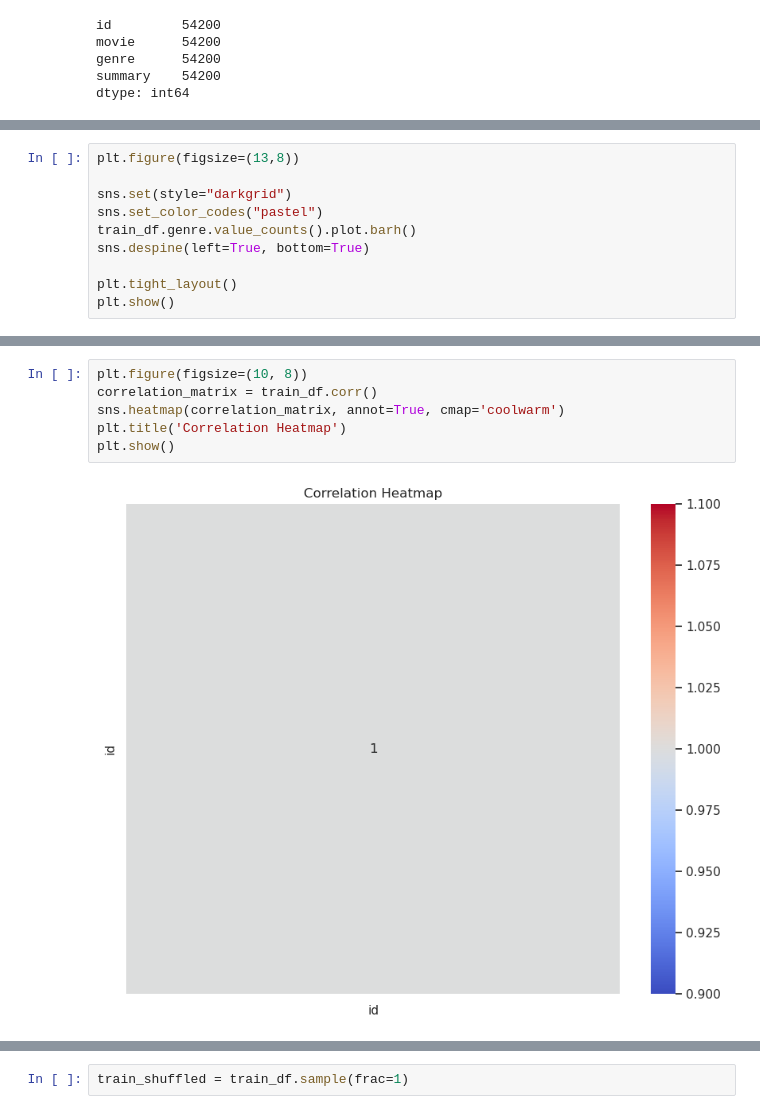
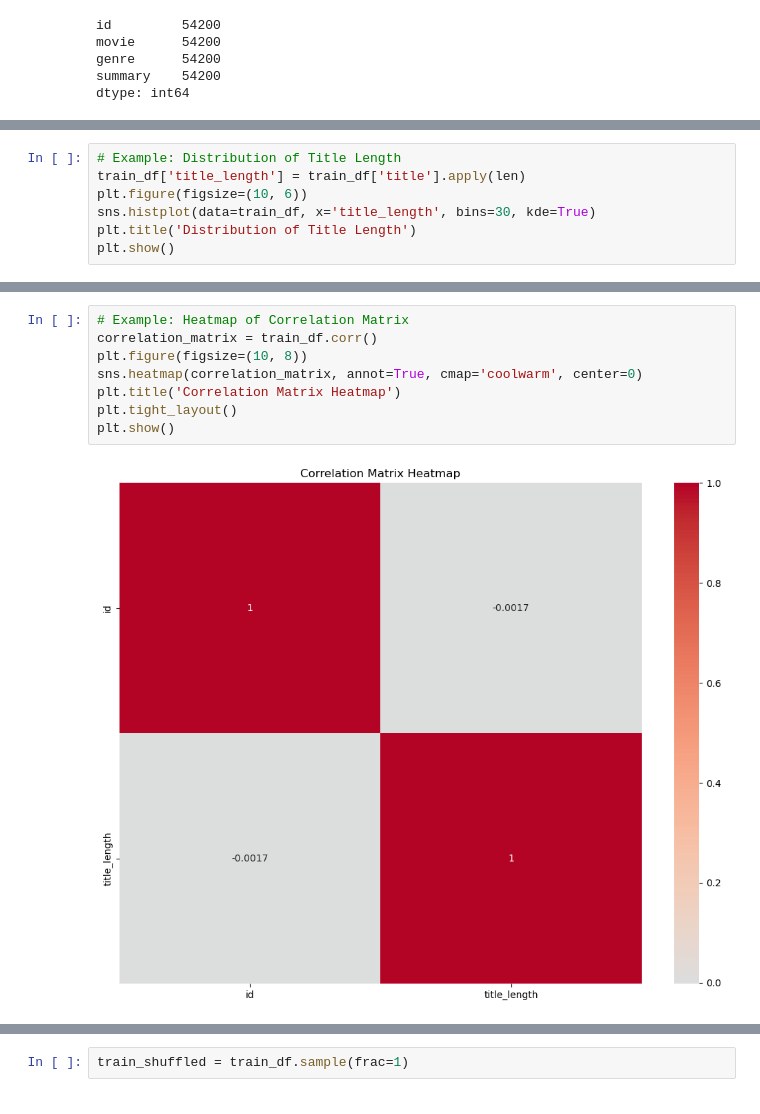
Before and after one commit to mayarswilam/CODE-SOFT, a Jupyter notebook: film-genre.ipynb, the cells around one changed output, grey strips where cells are left out. Cells and saved outputs as stored; diff of their text form.

Commit message:
Kaggle Notebook | film genre | Version 12

```diff
--- a/film-genre.ipynb
+++ b/film-genre.ipynb
@@ -165,10 +154,0 @@ plt.xticks(rotation=90);
-# %%
-plt.figure(figsize=(13,8))
-
-sns.set(style="darkgrid")
-sns.set_color_codes("pastel")
-train_df.genre.value_counts().plot.barh()
-sns.despine(left=True, bottom=True)
-
-plt.tight_layout()
-plt.show()
@@ -181,0 +213,7 @@ sns.countplot(y='genre',data=train_df)
+# %%
+# Example: Distribution of Title Length
+train_df['title_length'] = train_df['title'].apply(len)
+plt.figure(figsize=(10, 6))
+sns.histplot(data=train_df, x='title_length', bins=30, kde=True)
+plt.title('Distribution of Title Length')
+plt.show()
@@ -182,8 +232,10 @@ sns.countplot(y='genre',data=train_df)
 # %%
+# Example: Heatmap of Correlation Matrix
+correlation_matrix = train_df.corr()
 plt.figure(figsize=(10, 8))
-correlation_matrix = train_df.corr()
-sns.heatmap(correlation_matrix, annot=True, cmap='coolwarm')
-plt.title('Correlation Heatmap')
+sns.heatmap(correlation_matrix, annot=True, cmap='coolwarm', center=0)
+plt.title('Correlation Matrix Heatmap')
+plt.tight_layout()
 plt.show()
 # %% [output]
-[figure, old version]
+[figure, new version]
```
Also changed, not shown: parts of 13 cells of this notebook.
